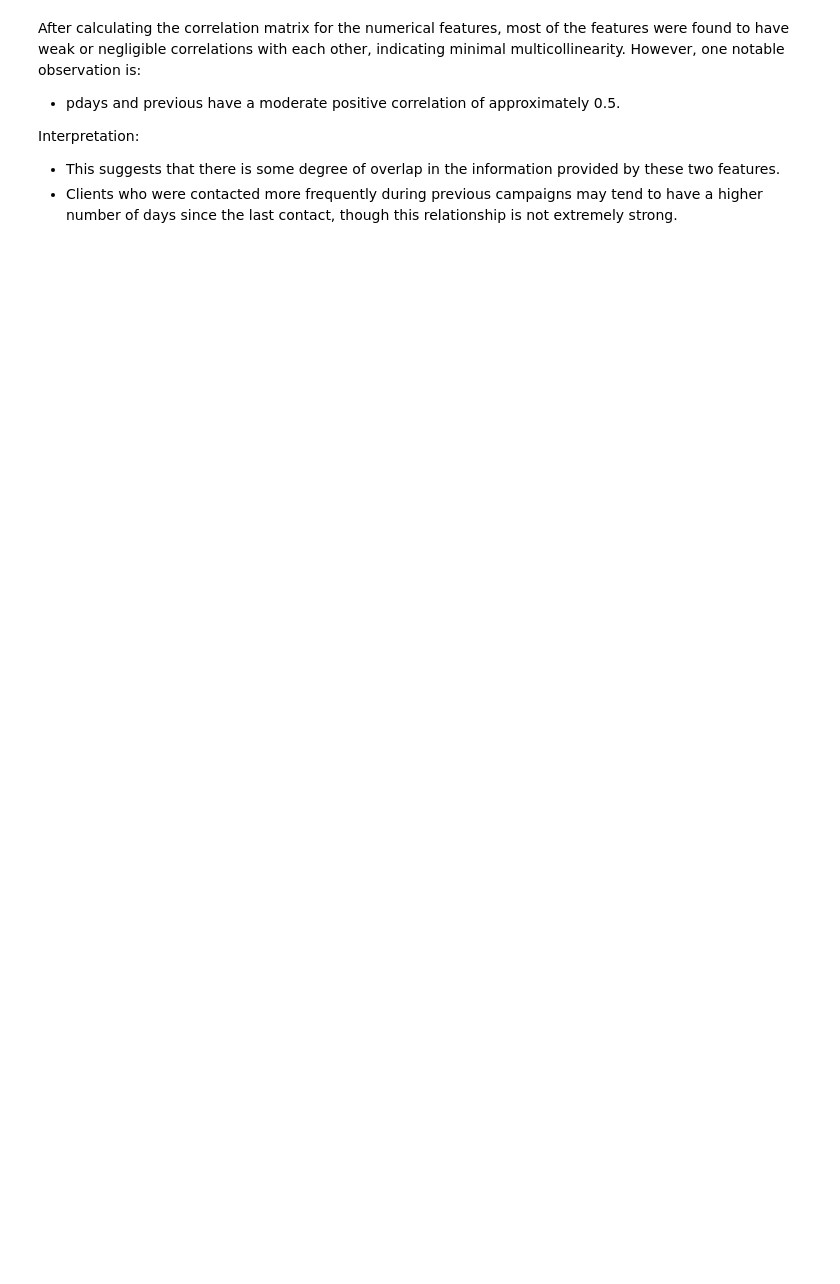
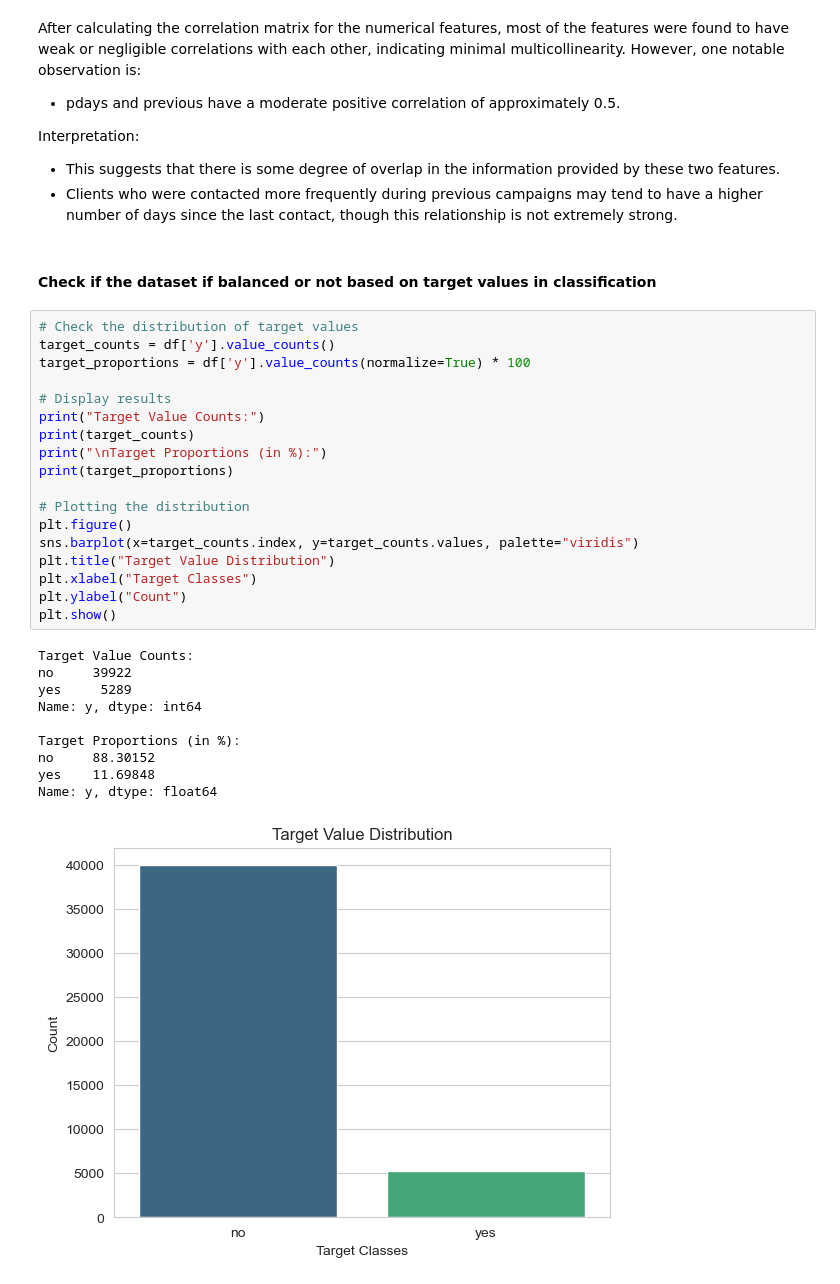
Before and after one commit to senuli-w/CM2604, a Jupyter notebook: 20220950.ipynb, the cells around one changed output. Cells and saved outputs as stored; diff of their text form; blank space fills up the shorter version.

```diff
--- a/20220950.ipynb
+++ b/20220950.ipynb
@@ -365,3 +367,34 @@ After calculating the correlation matrix for the numerical features, most of the
 Interpretation:
 - This suggests that there is some degree of overlap in the information provided by these two features.
 - Clients who were contacted more frequently during previous campaigns may tend to have a higher number of days since the last contact, though this relationship is not extremely strong.
+# %% [markdown]
+#### Check if the dataset if balanced or not based on target values in classification
+# %%
+# Check the distribution of target values
+target_counts = df['y'].value_counts()
+target_proportions = df['y'].value_counts(normalize=True) * 100
+
+# Display results
+print("Target Value Counts:")
+print(target_counts)
+print("\nTarget Proportions (in %):")
+print(target_proportions)
+
+# Plotting the distribution
+plt.figure()
+sns.barplot(x=target_counts.index, y=target_counts.values, palette="viridis")
+plt.title("Target Value Distribution")
+plt.xlabel("Target Classes")
+plt.ylabel("Count")
+plt.show()
+# %% [output]
+Target Value Counts:
+no     39922
+yes     5289
+Name: y, dtype: int64
+
+Target Proportions (in %):
+no     88.30152
+yes    11.69848
+Name: y, dtype: float64
+[figure, added]
```
Also changed, not shown: parts of 25 cells of this notebook, 1 other file.
